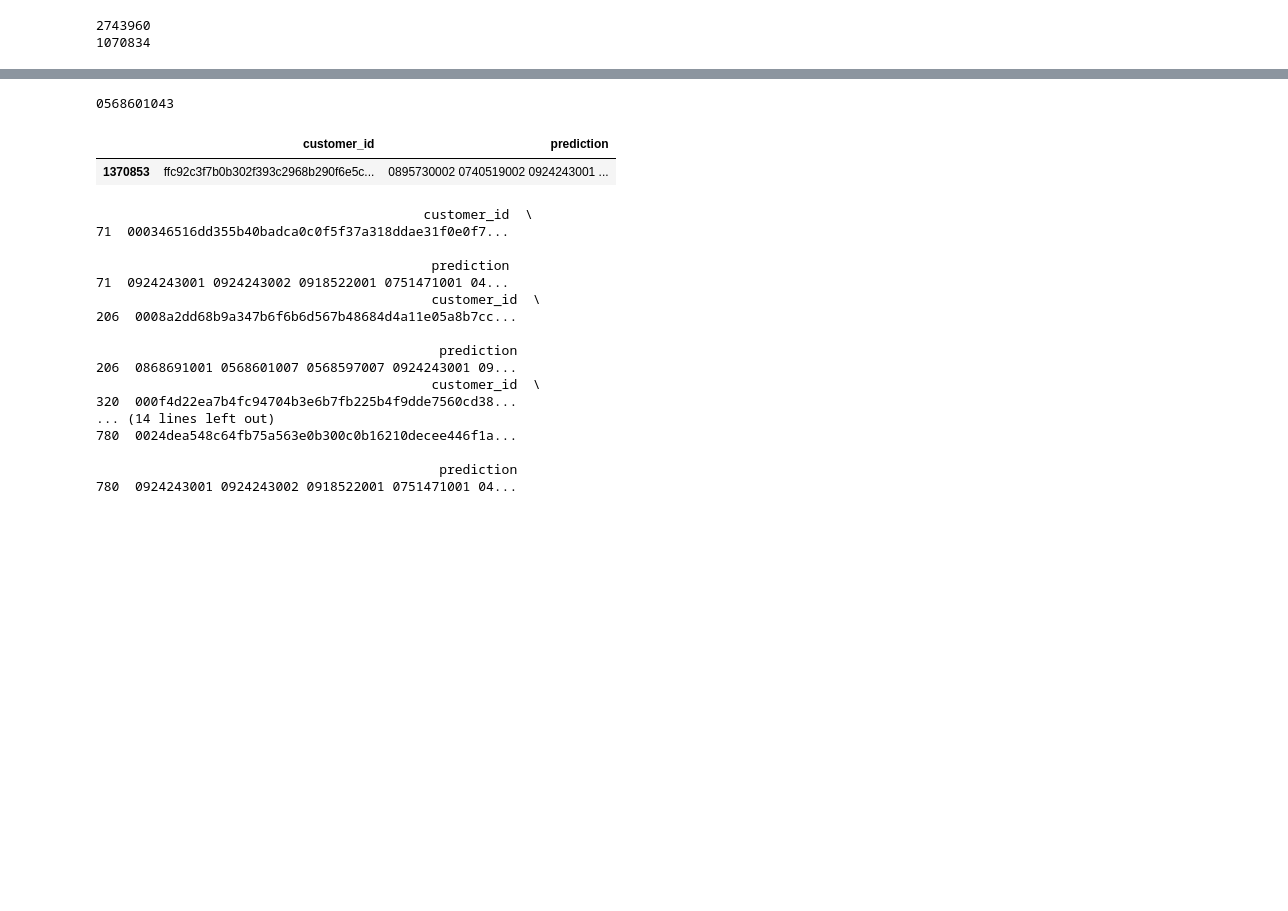
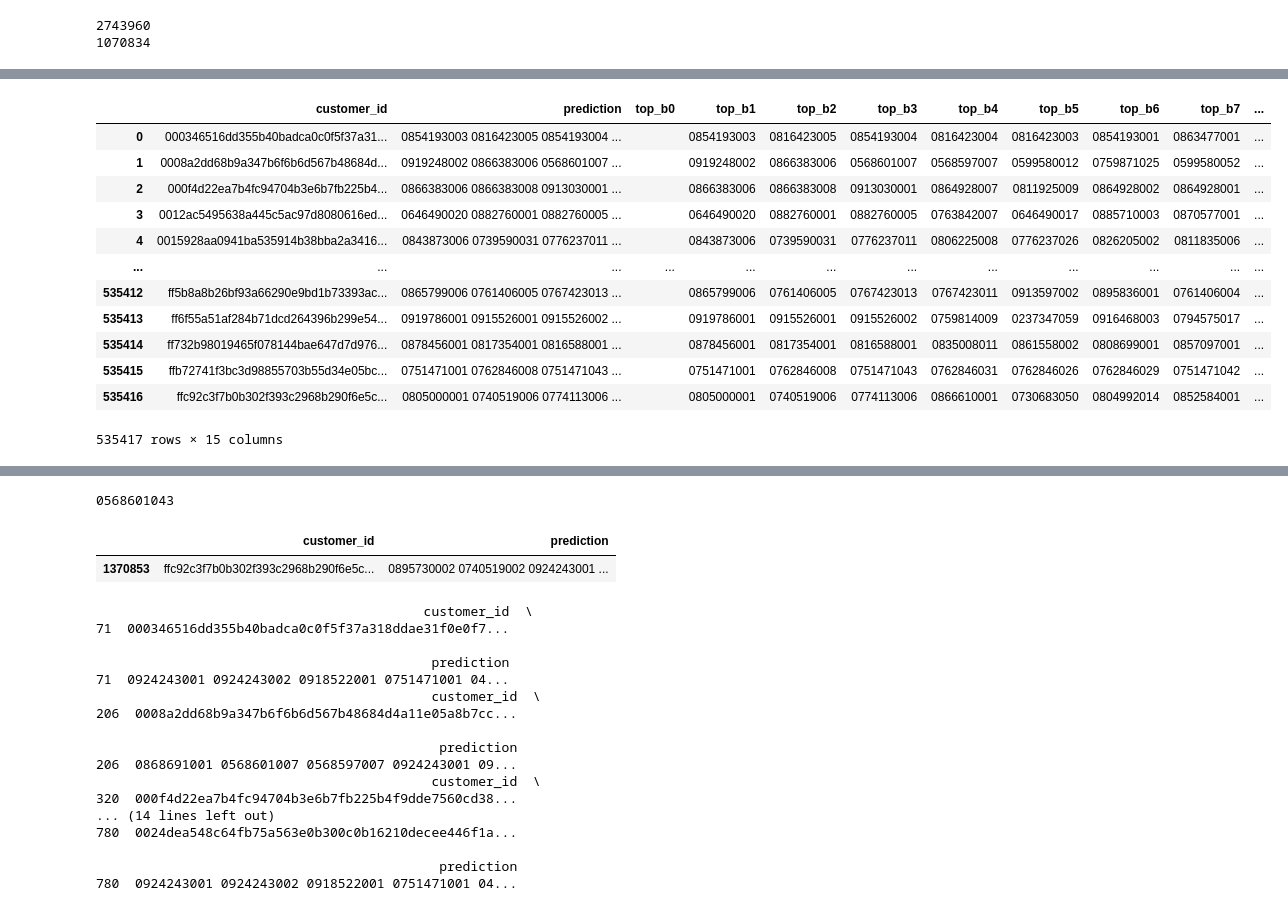
Before and after one commit to Vechus/h-m-recsys-competition, a Jupyter notebook: PersonalEDAFolder/list_combination.ipynb, the cells around one changed output, grey strips where cells are left out. Cells and saved outputs as stored; diff of their text form; code cells hidden in the pictures; blank space fills up the shorter version.

```diff
--- a/PersonalEDAFolder/list_combination.ipynb
+++ b/PersonalEDAFolder/list_combination.ipynb
@@ -19,0 +40,18 @@ print(csv_b.size)
+# %%
+csv_b = csv_b.join(csv_b['prediction'].str.split(' ', expand=True).add_prefix('top'))
+# %%
+csv_b
+# %% [output]
+|  | customer_id | prediction | top_b0 | top_b1 | top_b2 | top_b3 | top_b4 | top_b5 | top_b6 | top_b7 | ... |
+| 0 | 000346516dd355b40badca0c0f5f37a31... | 0854193003 0816423005 0854193004 ... |  | 0854193003 | 0816423005 | 0854193004 | 0816423004 | 0816423003 | 0854193001 | 0863477001 | ... |
+| 1 | 0008a2dd68b9a347b6f6b6d567b48684d... | 0919248002 0866383006 0568601007 ... |  | 0919248002 | 0866383006 | 0568601007 | 0568597007 | 0599580012 | 0759871025 | 0599580052 | ... |
+| 2 | 000f4d22ea7b4fc94704b3e6b7fb225b4... | 0866383006 0866383008 0913030001 ... |  | 0866383006 | 0866383008 | 0913030001 | 0864928007 | 0811925009 | 0864928002 | 0864928001 | ... |
+| 3 | 0012ac5495638a445c5ac97d8080616ed... | 0646490020 0882760001 0882760005 ... |  | 0646490020 | 0882760001 | 0882760005 | 0763842007 | 0646490017 | 0885710003 | 0870577001 | ... |
+| 4 | 0015928aa0941ba535914b38bba2a3416... | 0843873006 0739590031 0776237011 ... |  | 0843873006 | 0739590031 | 0776237011 | 0806225008 | 0776237026 | 0826205002 | 0811835006 | ... |
+| ... | ... | ... | ... | ... | ... | ... | ... | ... | ... | ... | ... |
+| 535412 | ff5b8a8b26bf93a66290e9bd1b73393ac... | 0865799006 0761406005 0767423013 ... |  | 0865799006 | 0761406005 | 0767423013 | 0767423011 | 0913597002 | 0895836001 | 0761406004 | ... |
+| 535413 | ff6f55a51af284b71dcd264396b299e54... | 0919786001 0915526001 0915526002 ... |  | 0919786001 | 0915526001 | 0915526002 | 0759814009 | 0237347059 | 0916468003 | 0794575017 | ... |
+| 535414 | ff732b98019465f078144bae647d7d976... | 0878456001 0817354001 0816588001 ... |  | 0878456001 | 0817354001 | 0816588001 | 0835008011 | 0861558002 | 0808699001 | 0857097001 | ... |
+| 535415 | ffb72741f3bc3d98855703b55d34e05bc... | 0751471001 0762846008 0751471043 ... |  | 0751471001 | 0762846008 | 0751471043 | 0762846031 | 0762846026 | 0762846029 | 0751471042 | ... |
+| 535416 | ffc92c3f7b0b302f393c2968b290f6e5c... | 0805000001 0740519006 0774113006 ... |  | 0805000001 | 0740519006 | 0774113006 | 0866610001 | 0730683050 | 0804992014 | 0852584001 | ... |
+535417 rows × 15 columns
```
Also changed, not shown: parts of 19 cells of this notebook, 1 other file.
